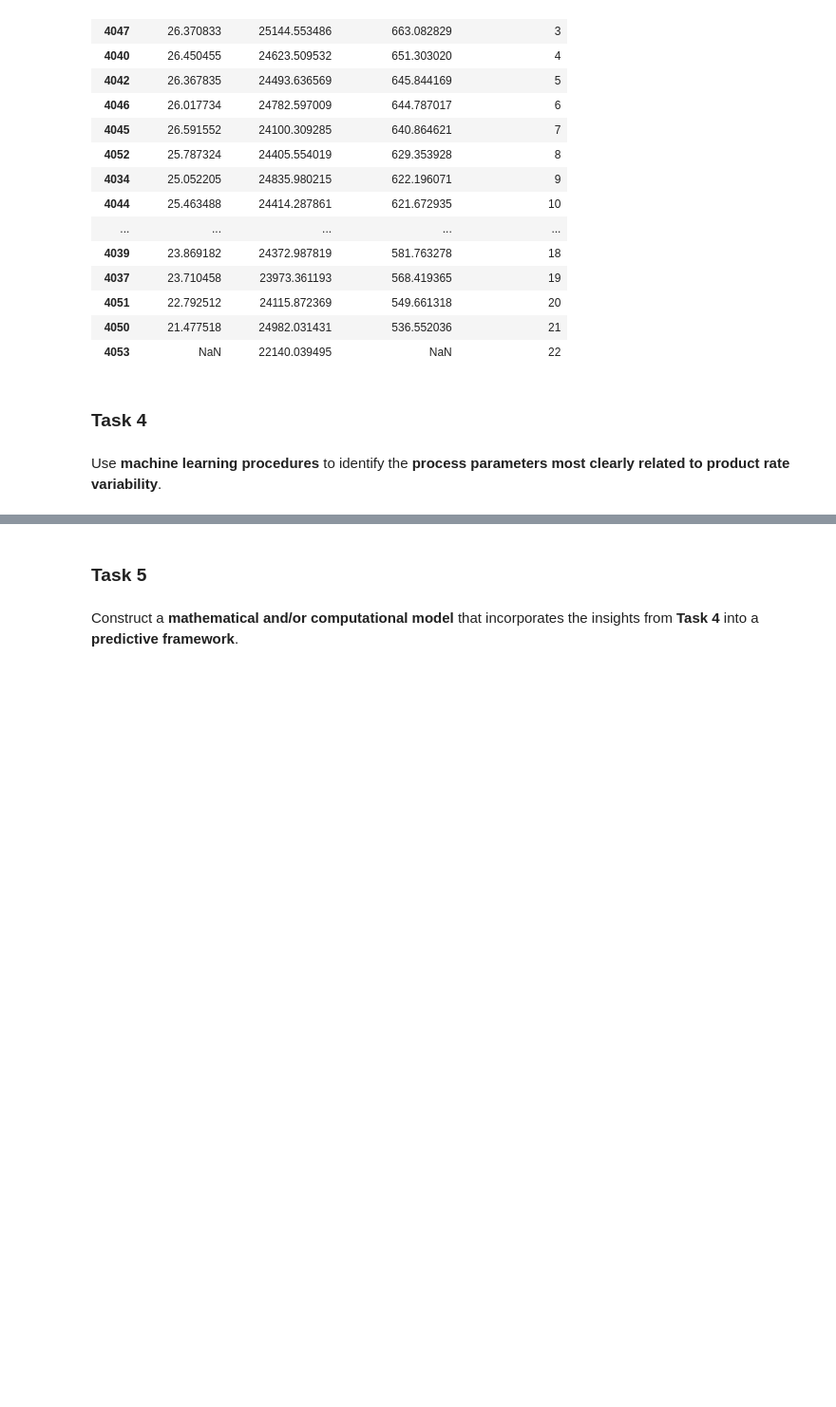
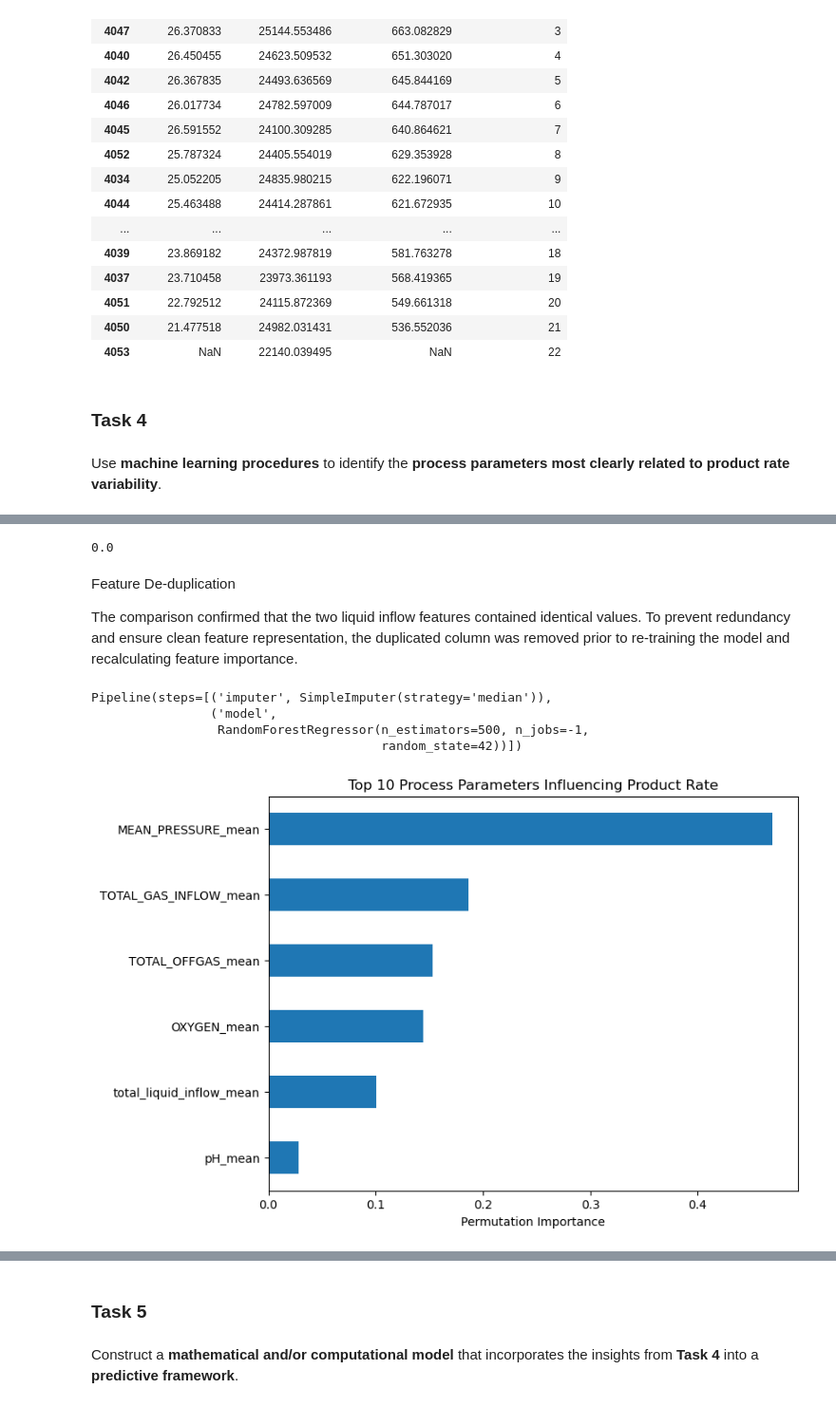
Before and after one commit to RichardFisher1/Applied, a Jupyter notebook: notebooks/Case Study Tasks.ipynb, the cells around one changed output, grey strips where cells are left out. Shown at 95% size. Cells and saved outputs as stored; diff of their text form; code cells hidden in the pictures; blank space fills up the shorter version.

```diff
--- a/notebooks/Case Study Tasks.ipynb
+++ b/notebooks/Case Study Tasks.ipynb
@@ -148,0 +399,46 @@ Use **machine learning procedures** to identify the **process parameters most cl
+# %%
+print(
+    (X_clean["total_liquid_inflow_mean"]
+     - X_clean["TOTAL_LIQUID_INFLOW_mean"]).abs().max()
+)
+# %% [output]
+0.0
+# %% [markdown]
+Feature De-duplication
+
+The comparison confirmed that the two liquid inflow features contained identical values.
+To prevent redundancy and ensure clean feature representation, the duplicated column was removed prior to re-training the model and recalculating feature importance.
+# %%
+X_clean = X_clean.drop(columns=["TOTAL_LIQUID_INFLOW_mean"])
+# %%
+rf = models["RandomForest"]
+rf.fit(X_clean, y_clean)
+# %% [output]
+Pipeline(steps=[('imputer', SimpleImputer(strategy='median')),
+                ('model',
+                 RandomForestRegressor(n_estimators=500, n_jobs=-1,
+                                       random_state=42))])
+# %%
+perm = permutation_importance(
+    rf,
+    X_clean,
+    y_clean,
+    n_repeats=20,
+    random_state=42,
+    n_jobs=-1
+)
+
+importance = pd.Series(
+    perm.importances_mean,
+    index=X_clean.columns
+).sort_values(ascending=False)
+# %%
+top10 = importance.head(10)
+
+plt.figure(figsize=(8,6))
+top10.sort_values().plot(kind="barh")
+plt.xlabel("Permutation Importance")
+plt.title("Top 10 Process Parameters Influencing Product Rate")
+plt.show()
+# %% [output]
+[figure, added]
```
Also changed, not shown: parts of 27 cells of this notebook, 1 other file.
